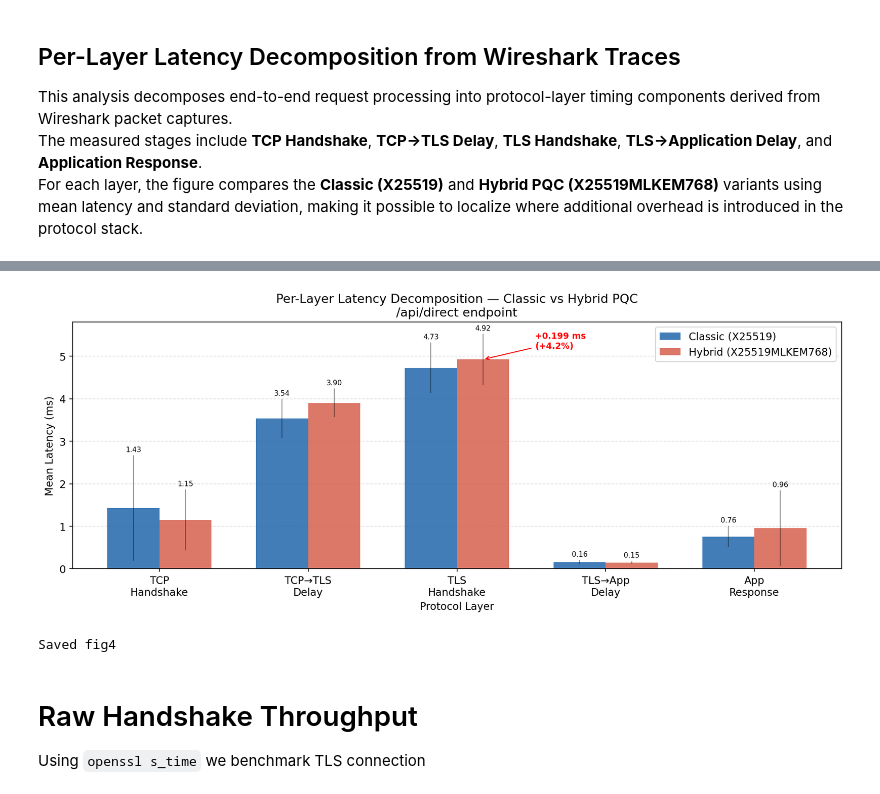
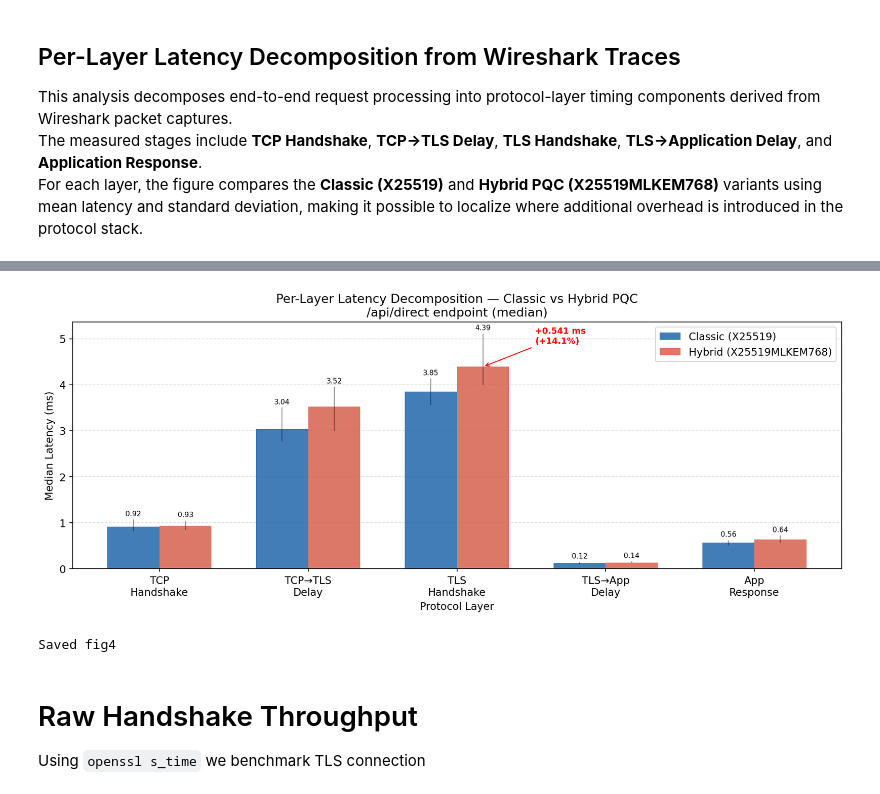
Before and after one commit to kokpenbek/pqc-tls-benchmark, a Jupyter notebook: analysis.ipynb, the cells around one changed output, grey strips where cells are left out. Saved outputs shown, nothing was run; the diff lists cells and outputs as text; code cells hidden in the pictures.

Commit message:
add layered decomposition 5 layers

```diff
--- a/analysis.ipynb
+++ b/analysis.ipynb
@@ -295,47 +295,45 @@ This analysis decomposes end-to-end request processing into protocol-layer timin
 The measured stages include **TCP Handshake**, **TCP→TLS Delay**, **TLS Handshake**, **TLS→Application Delay**, and **Application Response**.
 For each layer, the figure compares the **Classic (X25519)** and **Hybrid PQC (X25519MLKEM768)** variants using mean latency and standard deviation, making it possible to localize where additional overhead is introduced in the protocol stack.
 # %%
-# Wireshark — Full per-layer decomposition
-
-# CSV input meanings:
-# tcp_hs  = TCP Handshake  = ACK - SYN
-# tcp_tls = TCP→TLS Delay  = ClientHello - ACK
-# tls_hs  = TLS Handshake  = ClientFinished - ClientHello
-# tls_app = TLS→App Delay  = GET - ClientFinished
-# app_resp= App Response   = HTTP 200 - GET
-# ================================
-
-ws_df_raw = pd.read_csv('results/layered_analysis/results.csv')
-
-layers_raw = {'classic': [], 'hybrid': []}
-for _, row in ws_df_raw.iterrows():
-    layers_raw[row['variant']].append({
-        'tcp_hs':   row['tcp_hs'],
-        'tcp_tls':  row['tcp_tls'],
-        'tls_hs':   row['tls_hs'],
-        'tls_app':  row['tls_app'],
-        'app_resp': row['app_resp'],
-    })
+classic_df = pd.read_csv('results/layered_analysis/classic_layered.csv')
+hybrid_df  = pd.read_csv('results/layered_analysis/hybrid_layered.csv')
 
 layer_keys   = ['tcp_hs', 'tcp_tls', 'tls_hs', 'tls_app', 'app_resp']
-layer_labels = ['TCP\nHandshake', 'TCP→TLS\nDelay', 'TLS\nHandshake',
-                'TLS→App\nDelay', 'App\nResponse']
+layer_labels = ['TCP Handshake', 'TCP→TLS Delay', 'TLS Handshake',
+                'TLS→App Delay', 'App Response']
 
-import statistics as _st
-means, sds = {}, {}
-for v in ['classic', 'hybrid']:
-    means[v] = {l: _st.mean(d[l] for d in layers_raw[v]) for l in layer_keys}
-    sds[v]   = {l: _st.stdev(d[l] for d in layers_raw[v]) for l in layer_keys}
+print(f'Classic: {len(classic_df)} connections')
+print(f'Hybrid:  {len(hybrid_df)} connections\n')
 
-print('\nPer-Layer Latency Decomposition (ms)')
-print(f"{'Layer':15} {'Classic mean':>13} {'Classic SD':>11} {'Hybrid mean':>12} {'Hybrid SD':>10} {'Diff ms':>8} {'Diff %':>7}")
-print('=' * 85)
+print('=== Overhead Summary (all layers) ===')
+print(f"{'Layer':18} {'Classic med':>11} {'Hybrid med':>10} "
+      f"{'Med Diff':>9}")
+print('-' * 70)
 for l, lbl in zip(layer_keys, layer_labels):
-    cm, cs = means['classic'][l], sds['classic'][l]
-    hm, hs = means['hybrid'][l],  sds['hybrid'][l]
-    diff_ms  = hm - cm
-    diff_pct = diff_ms / cm * 100
-    print(f"{lbl.replace(chr(10),' '):15} {cm:>13.3f} {cs:>11.3f} {hm:>12.3f} {hs:>10.3f} {diff_ms:>+8.3f} {diff_pct:>+7.1f}%")
+    cm = classic_df[l].median()
+    hm = hybrid_df[l].median()
+    c95 = classic_df[l].quantile(0.95)
+    h95 = hybrid_df[l].quantile(0.95)
+    med_pct = (hm - cm) / cm * 100 if cm > 0 else 0
+    p95_pct = (h95 - c95) / c95 * 100 if c95 > 0 else 0
+    print(f"{lbl:18} {cm:>11.3f} {hm:>10.3f} "
+          f"{med_pct:>+8.1f}%")
+
+print('\n\n=== TLS Handshake Layer — Detailed ===')
+print(f"{'Variant':>10} {'Mean':>8} {'Median':>8} {'p90':>8} "
+      f"{'p95':>8} {'p99':>8} {'SD':>8}")
+print('-' * 60)
+for variant, df_v in [('Classic', classic_df), ('Hybrid', hybrid_df)]:
+    s = df_v['tls_hs']
+    print(f"{variant:>10} {s.mean():>8.3f} {s.median():>8.3f} "
+          f"{s.quantile(0.90):>8.3f} {s.quantile(0.95):>8.3f} "
+          f"{s.quantile(0.99):>8.3f} {s.std():>8.3f}")
+
+medians, p25s, p75s = {}, {}, {}
+for v, df_v in {'classic': classic_df, 'hybrid': hybrid_df}.items():
+    medians[v] = {l: df_v[l].median()       for l in layer_keys}
+    p25s[v]    = {l: df_v[l].quantile(0.25) for l in layer_keys}
+    p75s[v]    = {l: df_v[l].quantile(0.75) for l in layer_keys}
 
 fig, ax = plt.subplots(figsize=(12, 5))
 xl = np.arange(len(layer_keys))
@@ -345,40 +343,43 @@ for i, (variant, color, label) in enumerate([
     ('classic', CLASSIC_COLOR, 'Classic (X25519)'),
     ('hybrid',  HYBRID_COLOR,  'Hybrid (X25519MLKEM768)'),
 ]):
-    vals = [means[variant][l] for l in layer_keys]
-    errs = [sds[variant][l]   for l in layer_keys]
+    vals = [medians[variant][l] for l in layer_keys]
+    lower = [medians[variant][l] - p25s[variant][l] for l in layer_keys]
+    upper = [p75s[variant][l]    - medians[variant][l] for l in layer_keys]
+    errs = [lower, upper]
     offset = (i - 0.5) * w
     bars = ax.bar(xl + offset, vals, w,
                   color=color, alpha=ALPHA, label=label,
                   yerr=errs, capsize=0,
                   error_kw=dict(elinewidth=1, ecolor='black', alpha=0.4))
-    for bar, val, err in zip(bars, vals, errs):
+    for bar, val, up in zip(bars, vals, upper):
         ax.text(bar.get_x() + bar.get_width() / 2,
-                bar.get_height() + err + 0.05,
+                bar.get_height() + up + 0.05,
                 f'{val:.2f}', ha='center', va='bottom', fontsize=7.5)
 
 tls_idx = 2
-cm_tls = means['classic']['tls_hs']
-hm_tls = means['hybrid']['tls_hs']
+cm_tls = medians['classic']['tls_hs']
+hm_tls = medians['hybrid']['tls_hs']
 ax.annotate(
     f"+{hm_tls - cm_tls:.3f} ms\n({(hm_tls - cm_tls) / cm_tls * 100:+.1f}%)",
     xy=(xl[tls_idx] + w/2, hm_tls),
-    xytext=(xl[tls_idx] + w/2 + 0.35, hm_tls + 0.25),
+    xytext=(xl[tls_idx] + w/2 + 0.35, hm_tls + 0.5),
     arrowprops=dict(arrowstyle='->', color='red'),
     fontsize=9, color='red', fontweight='bold'
 )
 
 ax.set_xlabel('Protocol Layer')
-ax.set_ylabel('Mean Latency (ms)')
+ax.set_ylabel('Median Latency (ms)')
 ax.set_title('Per-Layer Latency Decomposition — Classic vs Hybrid PQC\n'
-             '/api/direct endpoint')
+             '/api/direct endpoint (median)')
 ax.set_xticks(xl)
-ax.set_xticklabels(layer_labels)
+ax.set_xticklabels([l.replace(' ', '\n', 1) for l in layer_labels])
 ax.legend()
 ax.grid(axis='y', linestyle='--', alpha=0.4)
 ax.set_axisbelow(True)
+
 fig.tight_layout()
-fig.savefig(FIGURES_DIR / 'fig4_wireshark_layers.pdf')
+fig.savefig(FIGURES_DIR / 'fig4_wireshark_layers.pdf', bbox_inches='tight')
 plt.show()
 print('Saved fig4')
 # %% [output]
@@ -393,4 +404,4 @@ App Response            0.759       0.251        0.960      0.889   +0.201   +26
-[figure, old version]
+[figure, new version]
 Saved fig4
 # %% [markdown]
 # Raw Handshake Throughput
```
Also changed, not shown: parts of 1 cell of this notebook.
